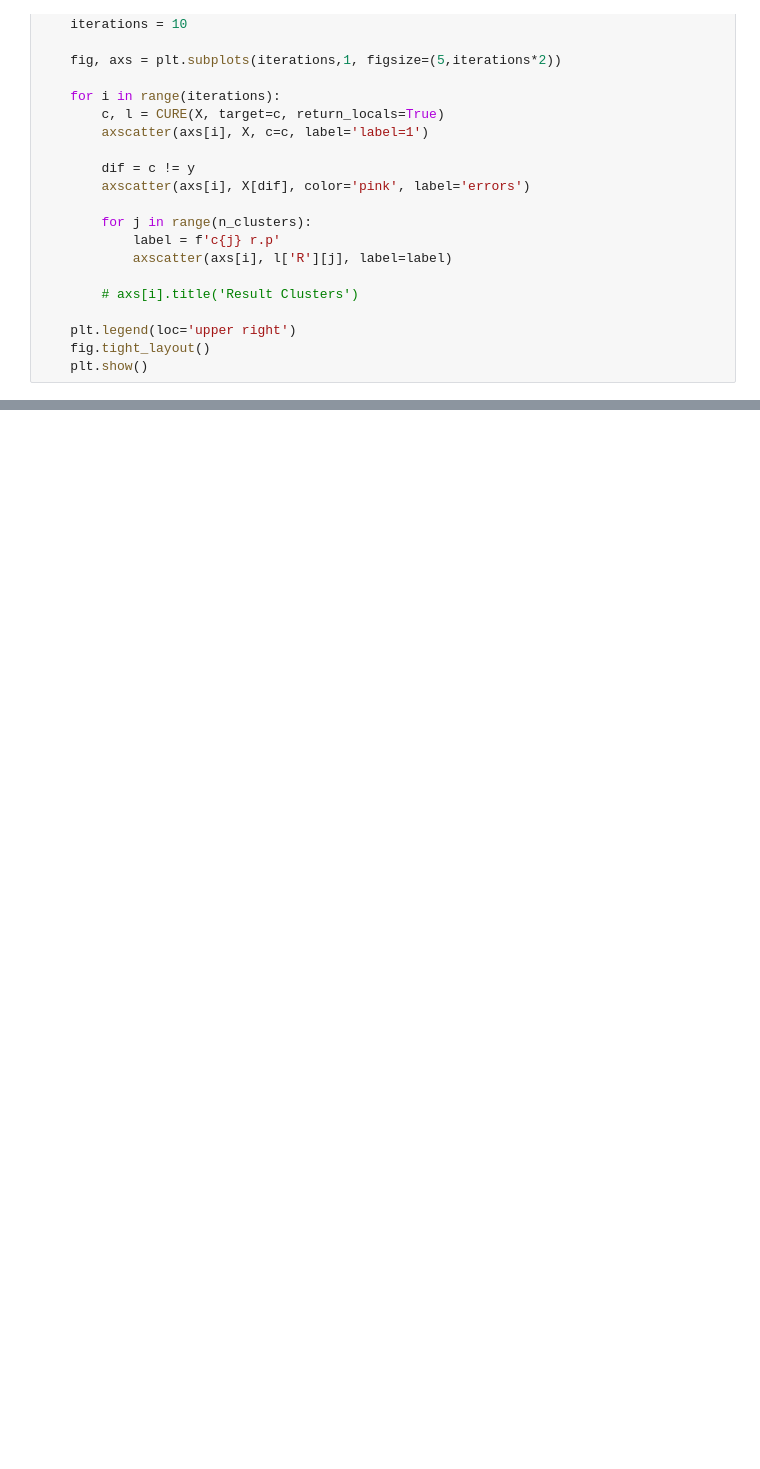
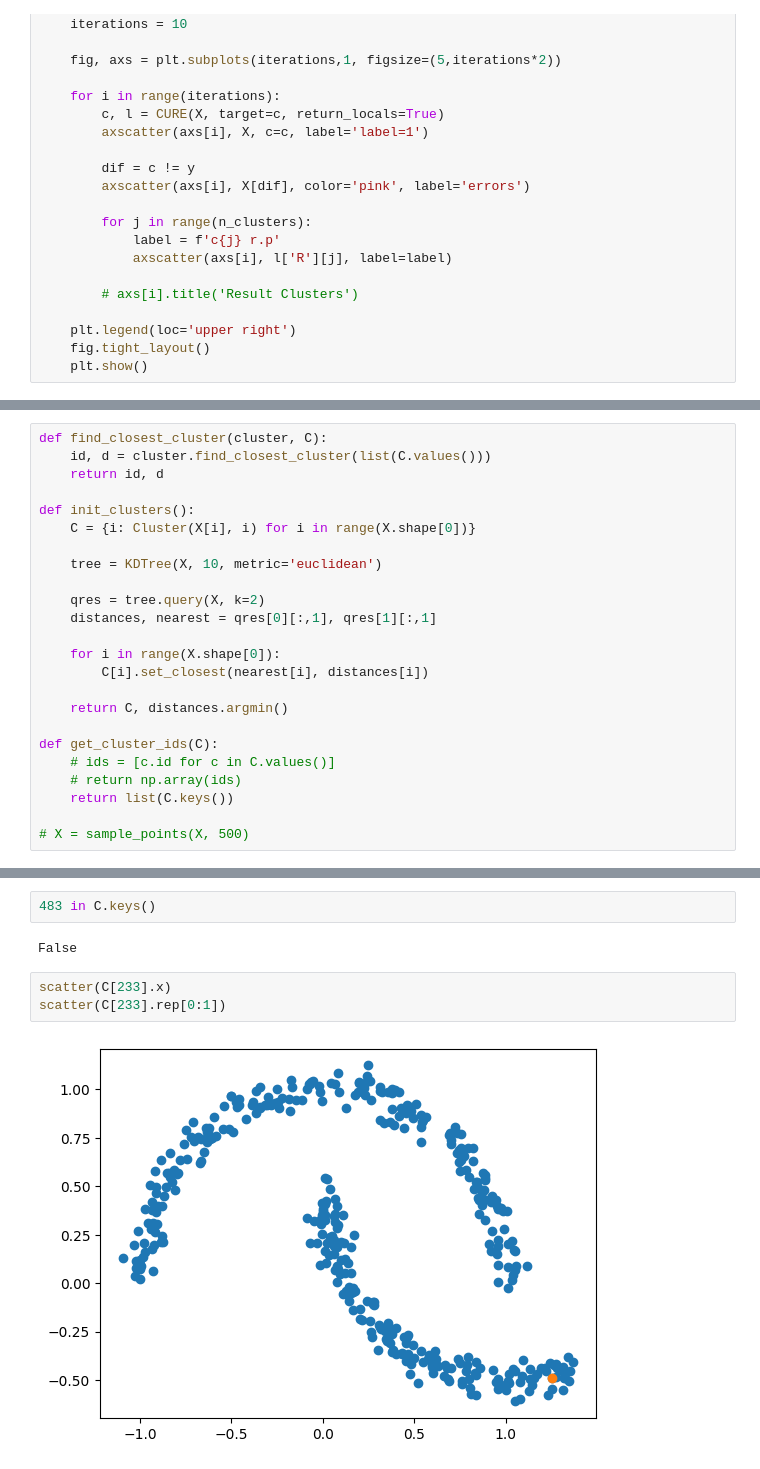
Before and after one commit to aeirya/algorithms-playground, a Jupyter notebook: ml/CURE_algorithm.ipynb, the cells around one changed output, grey strips where cells are left out. Cells and saved outputs as stored; diff of their text form; blank space fills up the shorter version.

```diff
--- a/ml/CURE_algorithm.ipynb
+++ b/ml/CURE_algorithm.ipynb
@@ -178,0 +253,24 @@ def _testing_cure_for_iterations():
+# %%
+def find_closest_cluster(cluster, C):
+    id, d = cluster.find_closest_cluster(list(C.values()))
+    return id, d
+
+def init_clusters():
+    C = {i: Cluster(X[i], i) for i in range(X.shape[0])}
+
+    tree = KDTree(X, 10, metric='euclidean')
+
+    qres = tree.query(X, k=2)
+    distances, nearest = qres[0][:,1], qres[1][:,1]
+
+    for i in range(X.shape[0]):
+        C[i].set_closest(nearest[i], distances[i])
+
+    return C, distances.argmin()
+
+def get_cluster_ids(C):
+    # ids = [c.id for c in C.values()]
+    # return np.array(ids)
+    return list(C.keys())
+
+# X = sample_points(X, 500)
@@ -178,0 +384,9 @@ def _testing_cure_for_iterations():
+# %%
+483 in C.keys()
+# %% [output]
+False
+# %%
+scatter(C[233].x)
+scatter(C[233].rep[0:1])
+# %% [output]
+[figure, added]
```
Also changed, not shown: parts of 26 cells of this notebook.
